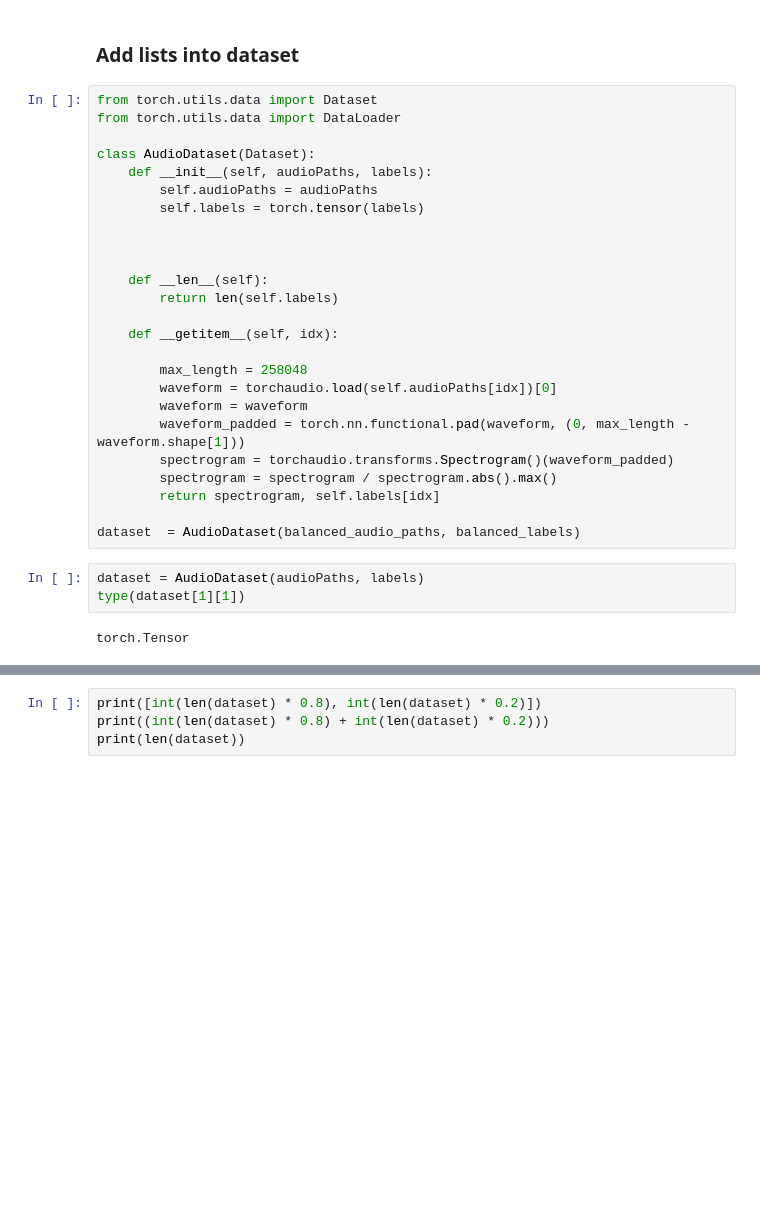
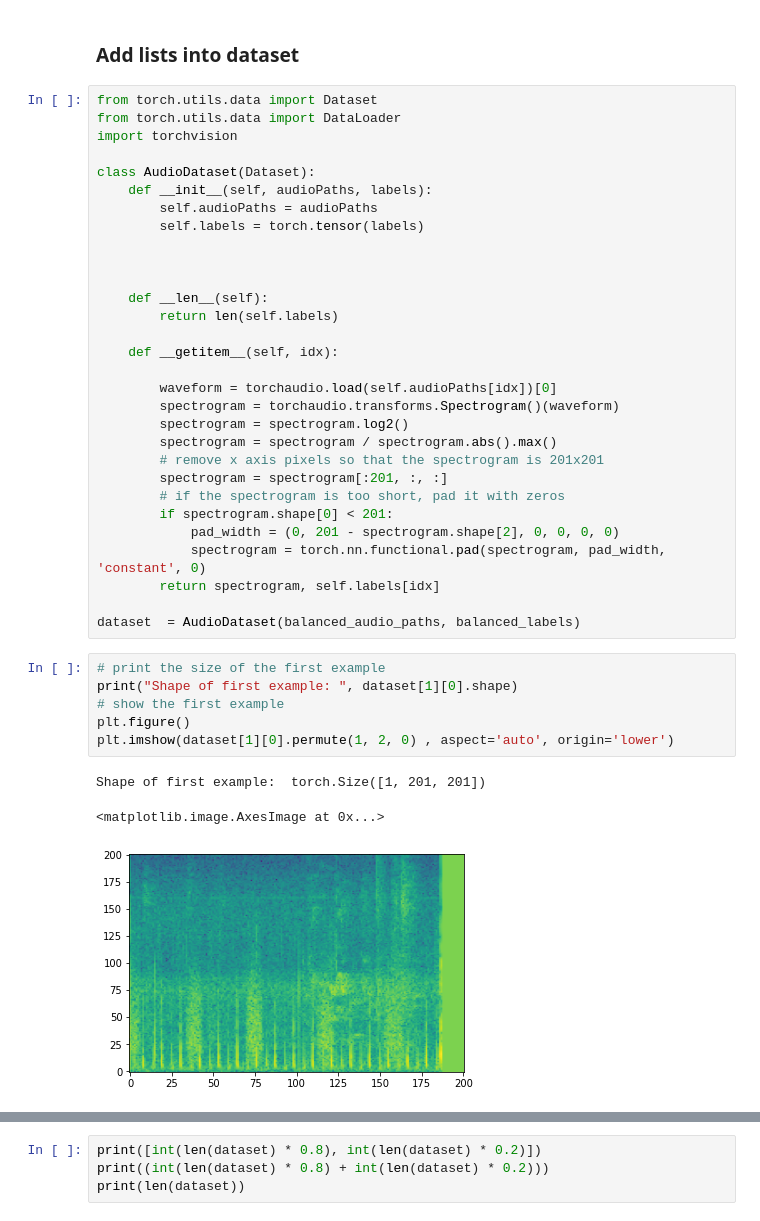
Before and after one commit to tiaan-b/GBM-Challenge-2022, a Jupyter notebook: src/pytorchaudio.ipynb, the cells around one changed output, grey strips where cells are left out. Drawn from its saved outputs; the diff is of its cells as text; blank space fills up the shorter version.

```diff
--- a/src/pytorchaudio.ipynb
+++ b/src/pytorchaudio.ipynb
@@ -169,6 +169,7 @@ Max length:  258048
 # %%
 from torch.utils.data import Dataset
 from torch.utils.data import DataLoader
+import torchvision
 
 class AudioDataset(Dataset):
     def __init__(self, audioPaths, labels):
@@ -182,20 +183,29 @@ class AudioDataset(Dataset):
 
     def __getitem__(self, idx):
 
-        max_length = 258048
         waveform = torchaudio.load(self.audioPaths[idx])[0]
-        waveform = waveform
-        waveform_padded = torch.nn.functional.pad(waveform, (0, max_length - waveform.shape[1]))
-        spectrogram = torchaudio.transforms.Spectrogram()(waveform_padded)
+        spectrogram = torchaudio.transforms.Spectrogram()(waveform)
+        spectrogram = spectrogram.log2()
         spectrogram = spectrogram / spectrogram.abs().max()
+        # remove x axis pixels so that the spectrogram is 201x201
+        spectrogram = spectrogram[:201, :, :]
+        # if the spectrogram is too short, pad it with zeros
+        if spectrogram.shape[0] < 201:
+            pad_width = (0, 201 - spectrogram.shape[2], 0, 0, 0, 0)
+            spectrogram = torch.nn.functional.pad(spectrogram, pad_width, 'constant', 0)
         return spectrogram, self.labels[idx]
 
 dataset  = AudioDataset(balanced_audio_paths, balanced_labels)
-# %%
-dataset = AudioDataset(audioPaths, labels)
-type(dataset[1][1])
-# %% [output]
-torch.Tensor
+# %%
+# print the size of the first example
+print("Shape of first example: ", dataset[1][0].shape)
+# show the first example
+plt.figure()
+plt.imshow(dataset[1][0].permute(1, 2, 0) , aspect='auto', origin='lower')
+# %% [output]
+Shape of first example:  torch.Size([1, 201, 201])
+<matplotlib.image.AxesImage at 0x...>
+[figure, added]
 # %%
 # simple performance test
 import time
```
Also changed, not shown: parts of 6 cells of this notebook, 1 other file.
